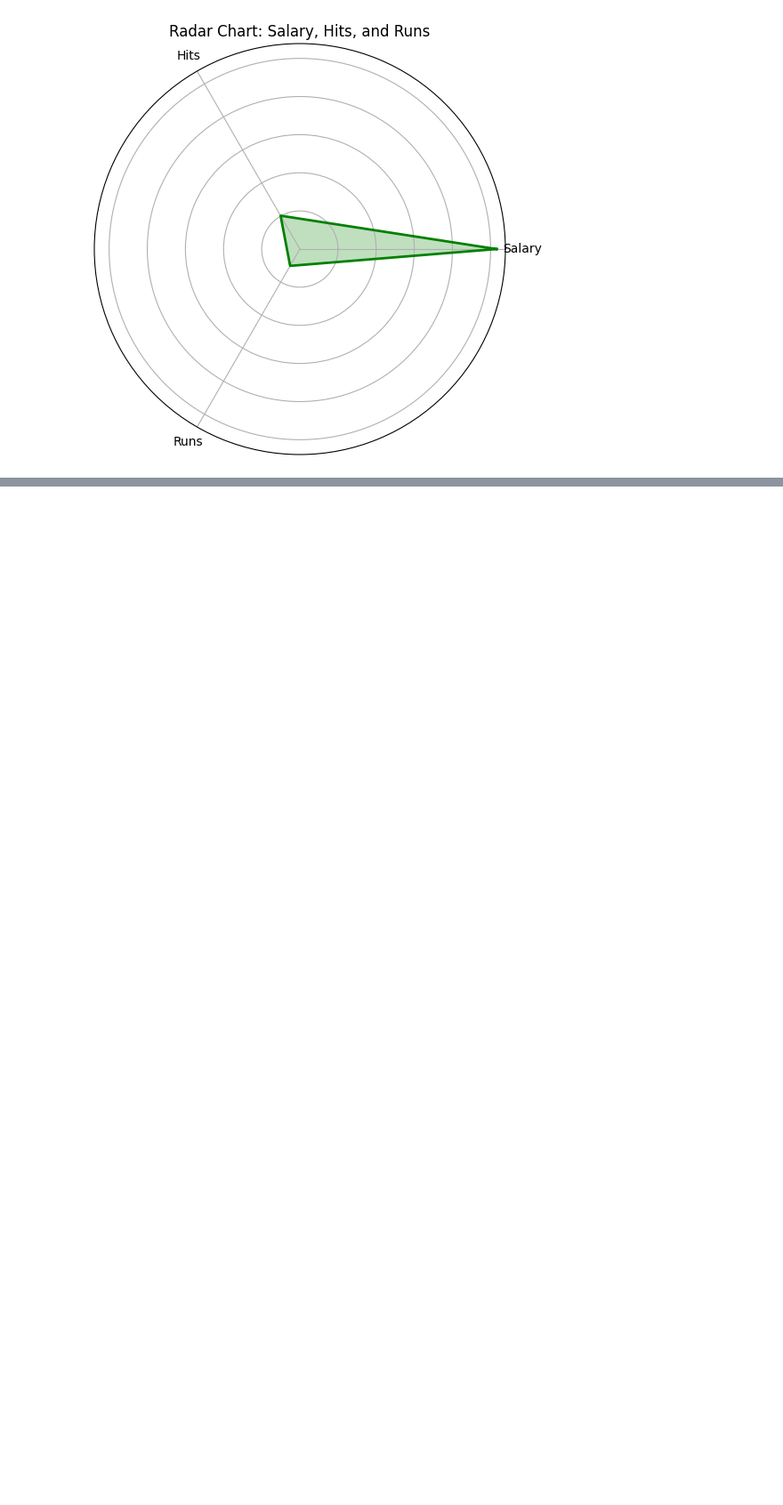
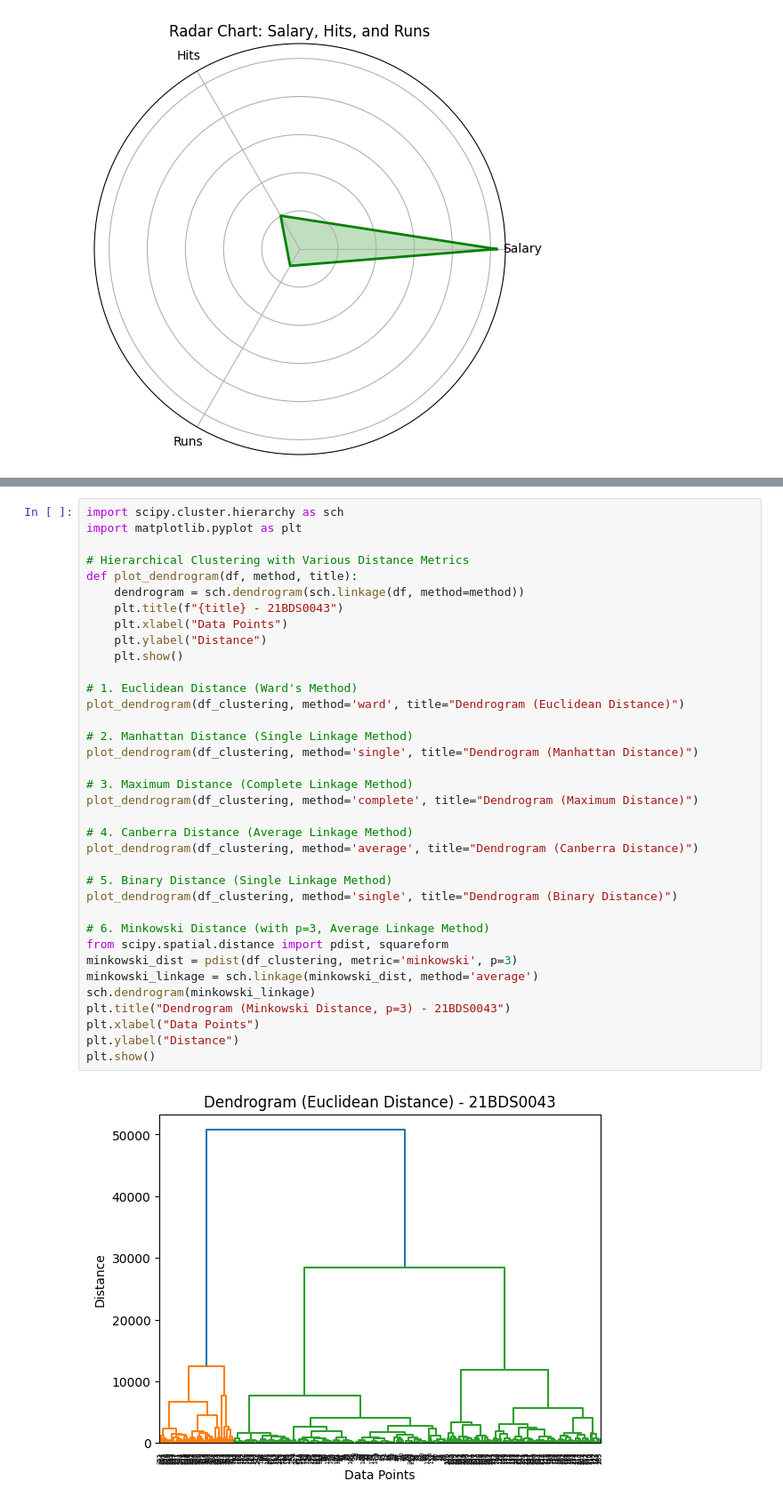
Before and after one commit to Vaishaliii25/EDA_DA, a Jupyter notebook: 21BDS0043_EDA.ipynb, the cells around one changed output, grey strips where cells are left out. Shown at 89% size. Drawn from its saved outputs; the diff is of its cells as text; blank space fills up the shorter version.

```diff
--- a/21BDS0043_EDA.ipynb
+++ b/21BDS0043_EDA.ipynb
@@ -645,0 +706,38 @@ plt.show()
+# %%
+import scipy.cluster.hierarchy as sch
+import matplotlib.pyplot as plt
+
+# Hierarchical Clustering with Various Distance Metrics
+def plot_dendrogram(df, method, title):
+    dendrogram = sch.dendrogram(sch.linkage(df, method=method))
+    plt.title(f"{title} - 21BDS0043")
+    plt.xlabel("Data Points")
+    plt.ylabel("Distance")
+    plt.show()
+
+# 1. Euclidean Distance (Ward's Method)
+plot_dendrogram(df_clustering, method='ward', title="Dendrogram (Euclidean Distance)")
+
+# 2. Manhattan Distance (Single Linkage Method)
+plot_dendrogram(df_clustering, method='single', title="Dendrogram (Manhattan Distance)")
+
+# 3. Maximum Distance (Complete Linkage Method)
+plot_dendrogram(df_clustering, method='complete', title="Dendrogram (Maximum Distance)")
+
+# 4. Canberra Distance (Average Linkage Method)
+plot_dendrogram(df_clustering, method='average', title="Dendrogram (Canberra Distance)")
+
+# 5. Binary Distance (Single Linkage Method)
+plot_dendrogram(df_clustering, method='single', title="Dendrogram (Binary Distance)")
+
+# 6. Minkowski Distance (with p=3, Average Linkage Method)
+from scipy.spatial.distance import pdist, squareform
+minkowski_dist = pdist(df_clustering, metric='minkowski', p=3)
+minkowski_linkage = sch.linkage(minkowski_dist, method='average')
+sch.dendrogram(minkowski_linkage)
+plt.title("Dendrogram (Minkowski Distance, p=3) - 21BDS0043")
+plt.xlabel("Data Points")
+plt.ylabel("Distance")
+plt.show()
+# %% [output]
+[figure, added]
```
Also changed, not shown: parts of 11 cells of this notebook.
